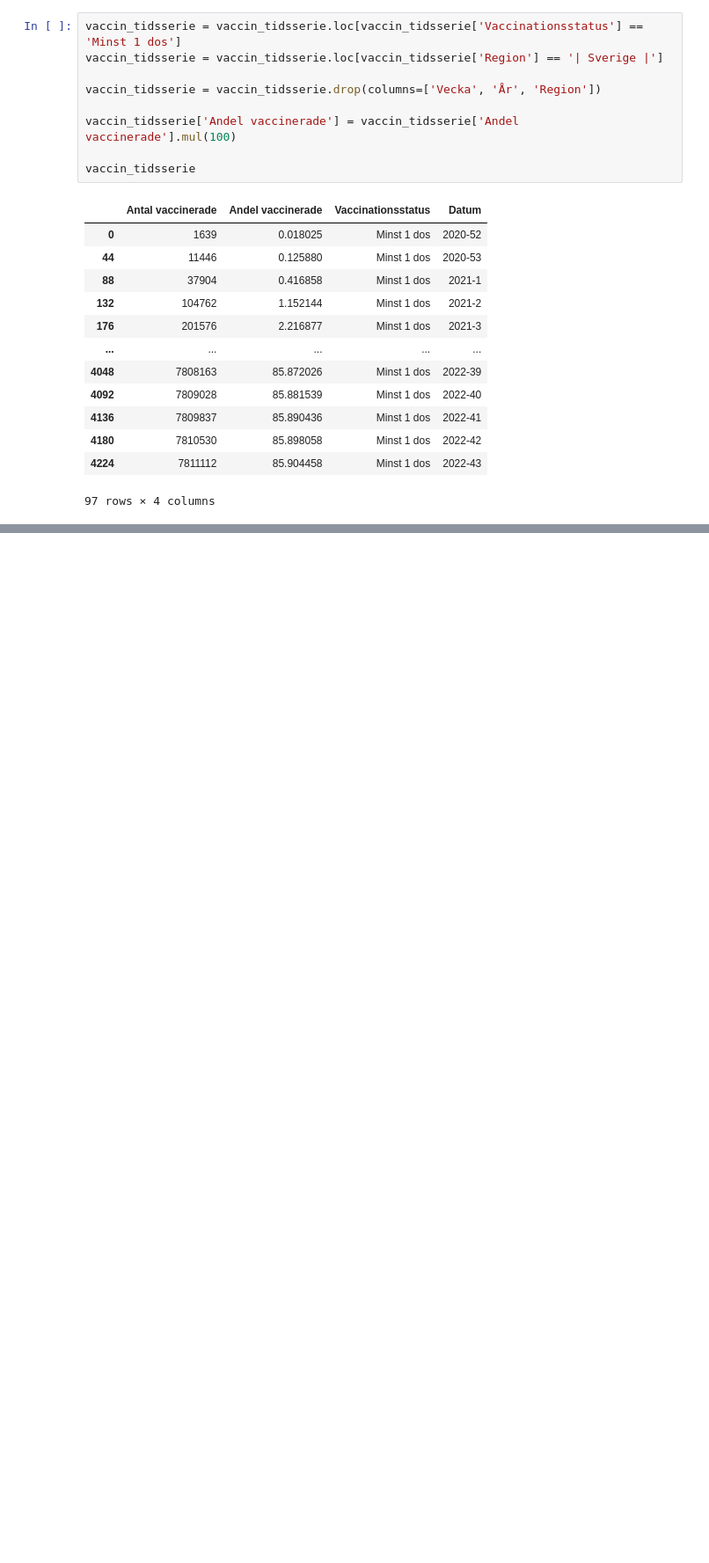
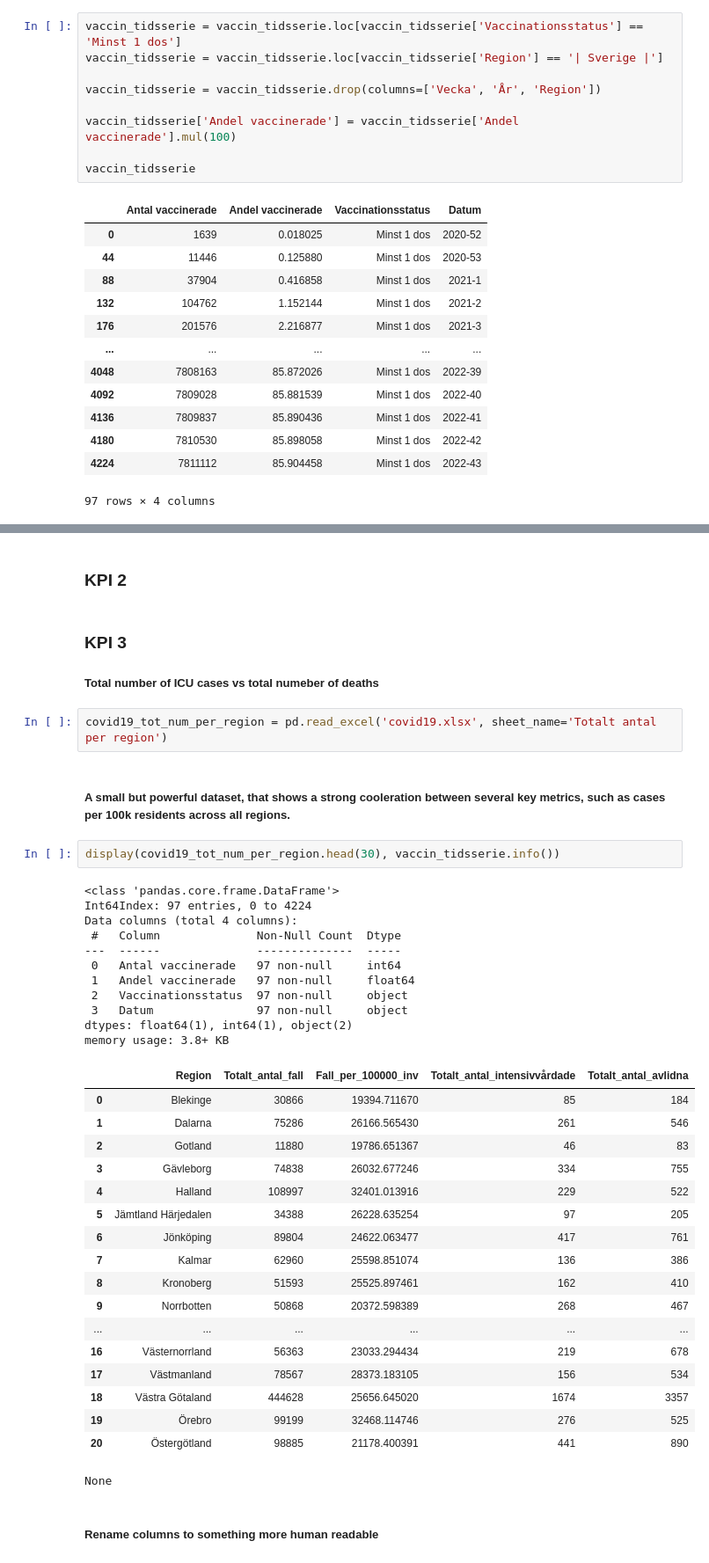
Before and after one commit to Kevy69/Databehandling-Kevin, a Jupyter notebook: Labs/Lab 1/Testing.ipynb, the cells around one changed output, grey strips where cells are left out. Shown at 88% size. Drawn from its saved outputs; the diff is of its cells as text; blank space fills up the shorter version.

```diff
--- a/Labs/Lab 1/Testing.ipynb
+++ b/Labs/Lab 1/Testing.ipynb
@@ -528 +532,44 @@ f.set_ylim(0, 100)
 [figure]
+# %% [markdown]
+### KPI 2
+# %% [markdown]
+### KPI 3
+##### Total number of ICU cases vs total numeber of deaths
+# %%
+covid19_tot_num_per_region = pd.read_excel('covid19.xlsx', sheet_name='Totalt antal per region')
+# %% [markdown]
+##### A small but powerful dataset, that shows a strong cooleration between several key metrics, such as cases per 100k residents across all regions.
+# %%
+display(covid19_tot_num_per_region.head(30), vaccin_tidsserie.info())
+# %% [output]
+<class 'pandas.core.frame.DataFrame'>
+Int64Index: 97 entries, 0 to 4224
+Data columns (total 4 columns):
+ #   Column              Non-Null Count  Dtype
+---  ------              --------------  -----
+ 0   Antal vaccinerade   97 non-null     int64
+ 1   Andel vaccinerade   97 non-null     float64
+ 2   Vaccinationsstatus  97 non-null     object
+ 3   Datum               97 non-null     object
+dtypes: float64(1), int64(1), object(2)
+memory usage: 3.8+ KB
+|  | Region | Totalt_antal_fall | Fall_per_100000_inv | Totalt_antal_intensivvårdade | Totalt_antal_avlidna |
+| 0 | Blekinge | 30866 | 19394.711670 | 85 | 184 |
+| 1 | Dalarna | 75286 | 26166.565430 | 261 | 546 |
+| 2 | Gotland | 11880 | 19786.651367 | 46 | 83 |
+| 3 | Gävleborg | 74838 | 26032.677246 | 334 | 755 |
+| 4 | Halland | 108997 | 32401.013916 | 229 | 522 |
+| 5 | Jämtland Härjedalen | 34388 | 26228.635254 | 97 | 205 |
+| 6 | Jönköping | 89804 | 24622.063477 | 417 | 761 |
+| 7 | Kalmar | 62960 | 25598.851074 | 136 | 386 |
+| 8 | Kronoberg | 51593 | 25525.897461 | 162 | 410 |
+| 9 | Norrbotten | 50868 | 20372.598389 | 268 | 467 |
+| ... | ... | ... | ... | ... | ... |
+| 16 | Västernorrland | 56363 | 23033.294434 | 219 | 678 |
+| 17 | Västmanland | 78567 | 28373.183105 | 156 | 534 |
+| 18 | Västra Götaland | 444628 | 25656.645020 | 1674 | 3357 |
+| 19 | Örebro | 99199 | 32468.114746 | 276 | 525 |
+| 20 | Östergötland | 98885 | 21178.400391 | 441 | 890 |
+None
+# %% [markdown]
+##### Rename columns to something more human readable
```
Also changed, not shown: parts of 8 cells of this notebook, 8 other files.
